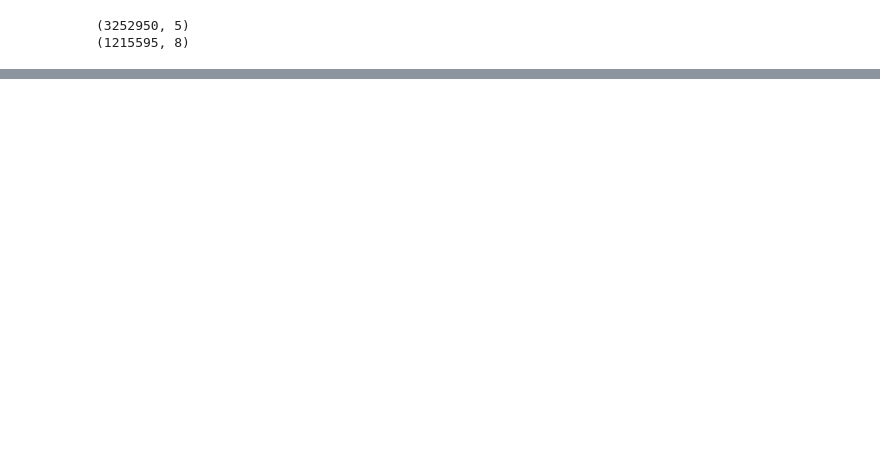
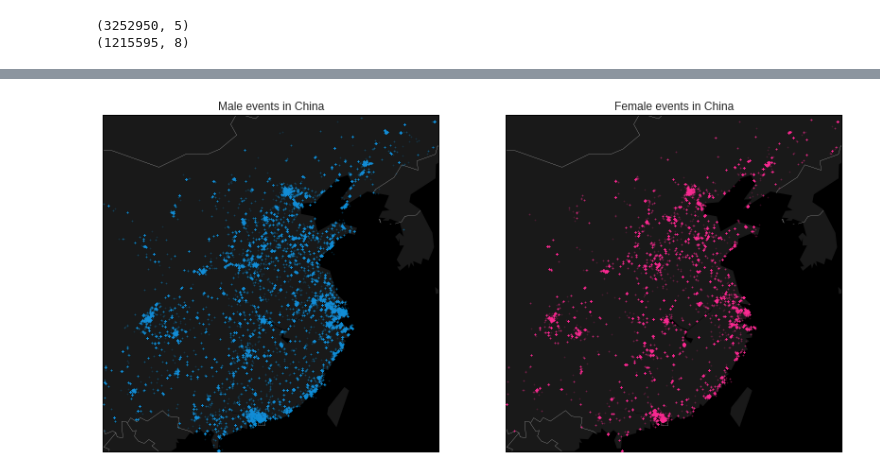
Before and after one commit to arkoneogy/kaggle_competitions, a Jupyter notebook: geo_visualization.ipynb, the cells around one changed output, grey strips where cells are left out. Drawn from its saved outputs; the diff is of its cells as text; code cells hidden in the pictures; blank space fills up the shorter version.

```diff
--- a/geo_visualization.ipynb
+++ b/geo_visualization.ipynb
@@ -143,0 +198,4 @@ plt.show()
+# %%
+events_train= events.merge(train, how= 'inner', on= 'device_id')
+print events_train.shape
+events_train.head()
@@ -143,0 +279,7 @@ plt.show()
+# %%
+lon_min, lon_max = 100,130
+lat_min, lat_max = 20,45
+
+regionalGenderPlot(lat_min, lat_max, lon_min, lon_max)
+# %% [output]
+[figure, added]
```
Also changed, not shown: parts of 9 cells of this notebook.
